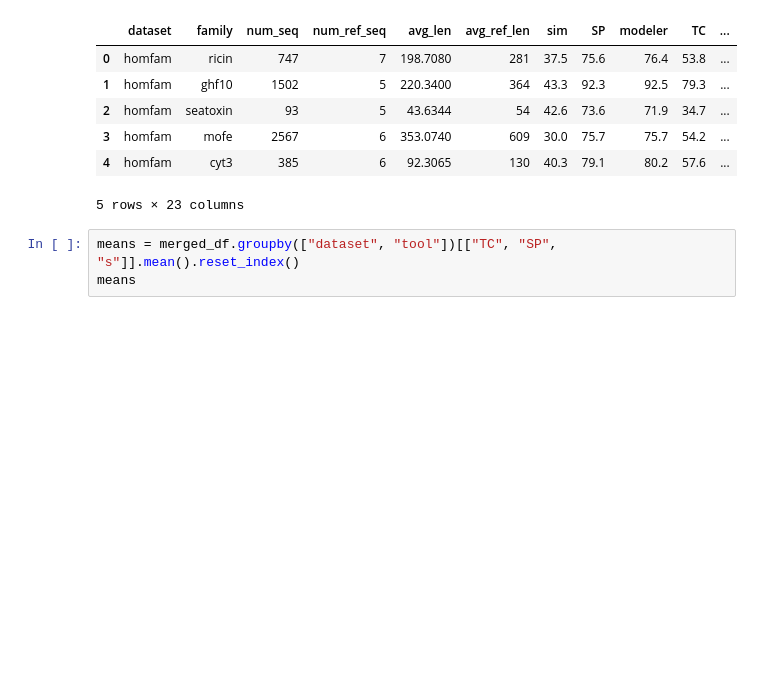
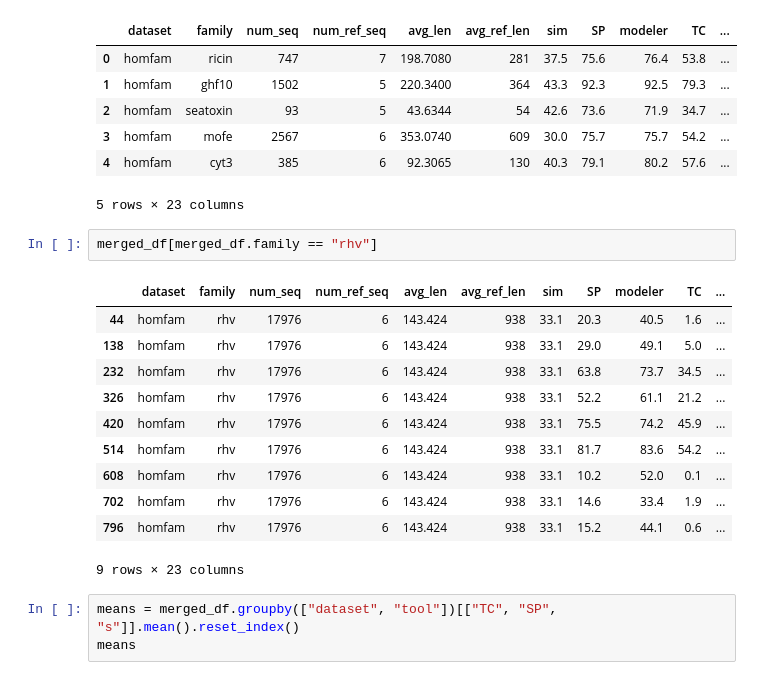
Before and after one commit to felbecker/snakeMSA, a Jupyter notebook: Plots.ipynb, the cells around one changed output. Cells and saved outputs as stored; diff of their text form; blank space fills up the shorter version.

```diff
--- a/Plots.ipynb
+++ b/Plots.ipynb
@@ -40,6 +40,20 @@ merged_df.head()
 | 3 | homfam | mofe | 2567 | 6 | 353.0740 | 609 | 30.0 | 75.7 | 75.7 | 54.2 | ... |
 | 4 | homfam | cyt3 | 385 | 6 | 92.3065 | 130 | 40.3 | 79.1 | 80.2 | 57.6 | ... |
 5 rows × 23 columns
+# %%
+merged_df[merged_df.family == "rhv"]
+# %% [output]
+|  | dataset | family | num_seq | num_ref_seq | avg_len | avg_ref_len | sim | SP | modeler | TC | ... |
+| 44 | homfam | rhv | 17976 | 6 | 143.424 | 938 | 33.1 | 20.3 | 40.5 | 1.6 | ... |
+| 138 | homfam | rhv | 17976 | 6 | 143.424 | 938 | 33.1 | 29.0 | 49.1 | 5.0 | ... |
+| 232 | homfam | rhv | 17976 | 6 | 143.424 | 938 | 33.1 | 63.8 | 73.7 | 34.5 | ... |
+| 326 | homfam | rhv | 17976 | 6 | 143.424 | 938 | 33.1 | 52.2 | 61.1 | 21.2 | ... |
+| 420 | homfam | rhv | 17976 | 6 | 143.424 | 938 | 33.1 | 75.5 | 74.2 | 45.9 | ... |
+| 514 | homfam | rhv | 17976 | 6 | 143.424 | 938 | 33.1 | 81.7 | 83.6 | 54.2 | ... |
+| 608 | homfam | rhv | 17976 | 6 | 143.424 | 938 | 33.1 | 10.2 | 52.0 | 0.1 | ... |
+| 702 | homfam | rhv | 17976 | 6 | 143.424 | 938 | 33.1 | 14.6 | 33.4 | 1.9 | ... |
+| 796 | homfam | rhv | 17976 | 6 | 143.424 | 938 | 33.1 | 15.2 | 44.1 | 0.6 | ... |
+9 rows × 23 columns
 # %%
 means = merged_df.groupby(["dataset", "tool"])[["TC", "SP", "s"]].mean().reset_index()
 means
```
Also changed, not shown: parts of 9 cells of this notebook, 3 other files.
